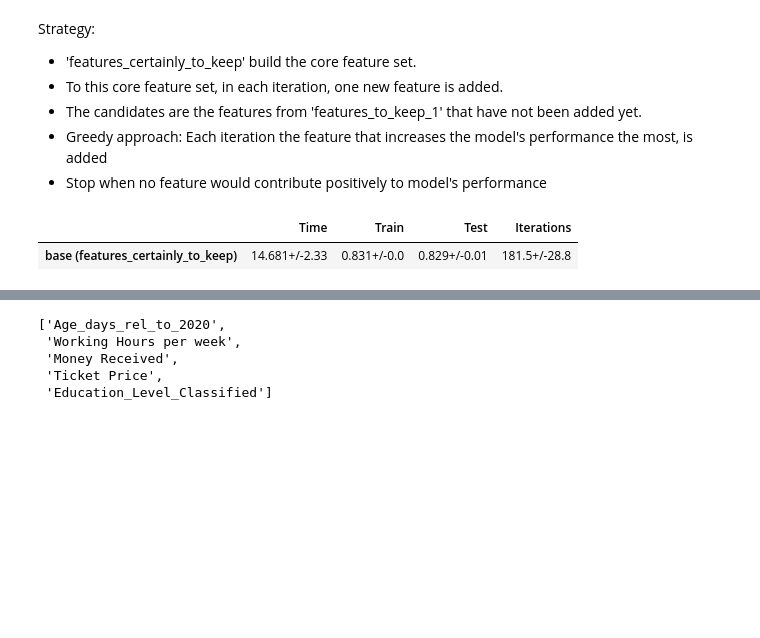
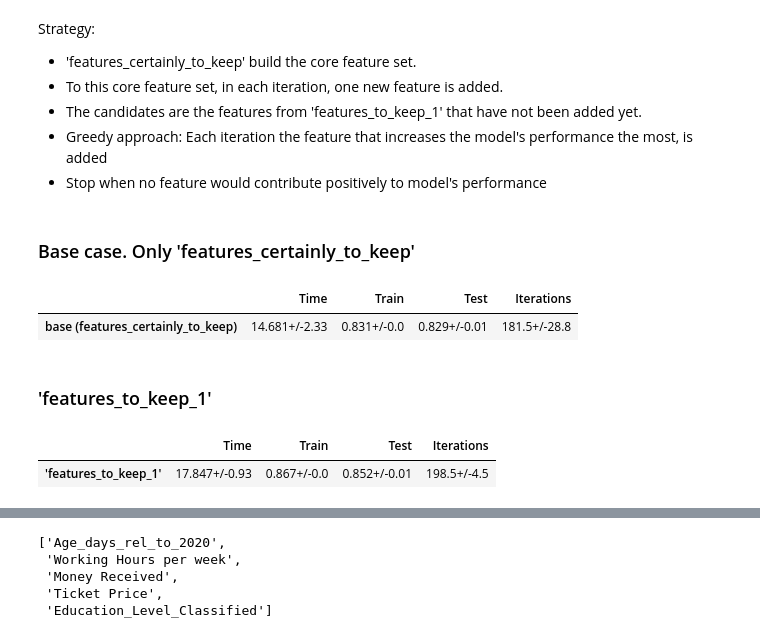
Before and after one commit to ph1001/Group-Project-Machine-Learning-Group-50, a Jupyter notebook: Notebooks/20201223_HV_PM.ipynb, the cells around one changed output, grey strips where cells are left out. Saved outputs shown, nothing was run; the diff lists cells and outputs as text; code cells hidden in the pictures; blank space fills up the shorter version.

```diff
--- a/Notebooks/20201223_HV_PM.ipynb
+++ b/Notebooks/20201223_HV_PM.ipynb
@@ -1485,6 +1485,8 @@ current_features_0 = features_certainly_to_keep
 # %%
 # Define our y
 y = train_target
+# %% [markdown]
+### Base case. Only 'features_certainly_to_keep'
 # %%
 # Base case
 X = train_data_scaled[current_features_0]
@@ -1497,3 +1499,14 @@ results_MLP_base
 | base (features_certainly_to_keep) | 14.681+/-2.33 | 0.831+/-0.0 | 0.829+/-0.01 | 181.5+/-28.8 |
 # %%
 # results_MLP_base.to_excel("results_MLP_10_fold_base.xlsx")
+# %% [markdown]
+### 'features_to_keep_1'
+# %%
+X = train_data_scaled[features_to_keep_1]
+df = pd.DataFrame(columns = ['Time','Train','Test', 'Iterations'], index = ["'features_to_keep_1'"])
+model = MLPClassifier()
+results_MLP_f_t_k_1 = show_results_intern(df, (model,True))
+results_MLP_f_t_k_1
+# %% [output]
+|  | Time | Train | Test | Iterations |
+| 'features_to_keep_1' | 17.847+/-0.93 | 0.867+/-0.0 | 0.852+/-0.01 | 198.5+/-4.5 |
```
Also changed, not shown: parts of 36 cells of this notebook, 9 other files.
